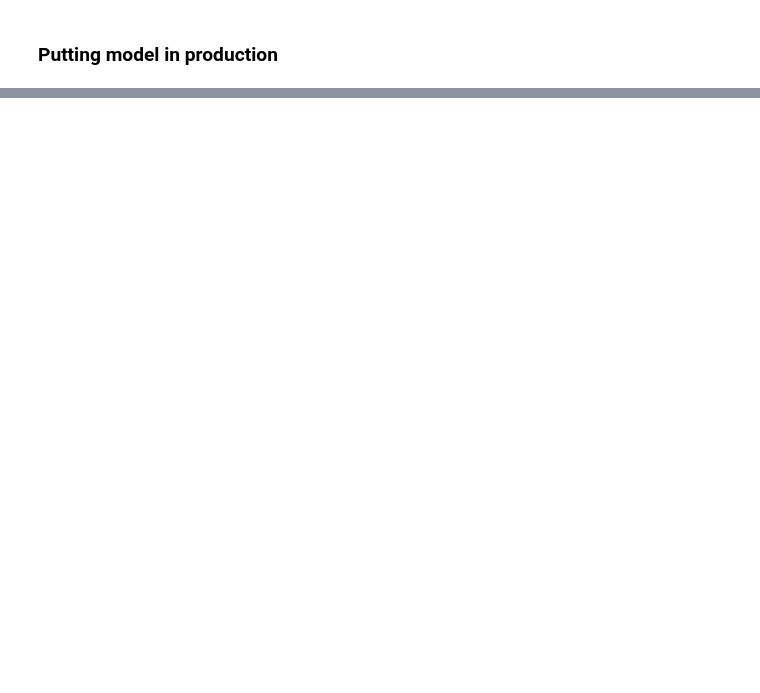
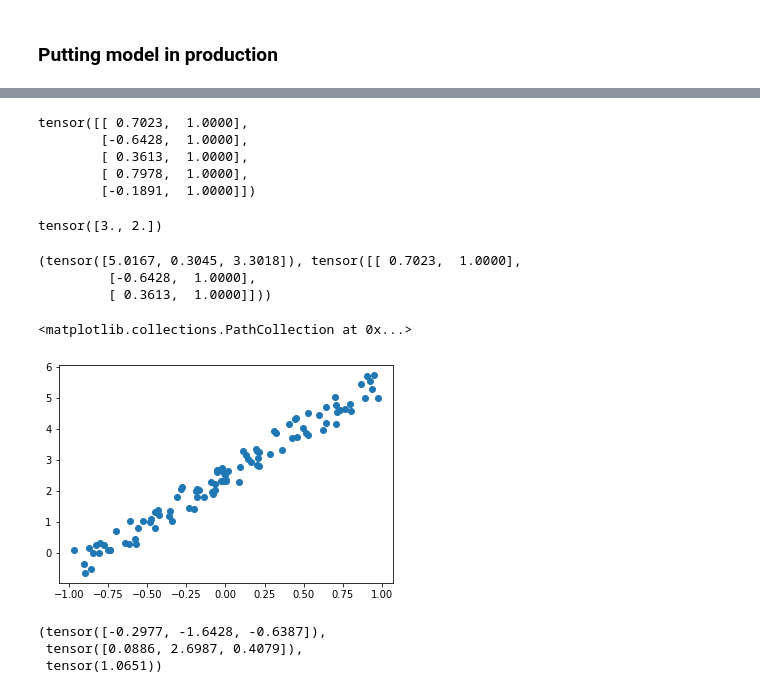
Before and after one commit to kvs1998/Practical-Deep-Learning-for-Coders-v3, a Jupyter notebook: lesson02.ipynb, the cells around one changed output, grey strips where cells are left out. Cells and saved outputs as stored; diff of their text form; code cells hidden in the pictures; blank space fills up the shorter version.

```diff
--- a/lesson02.ipynb
+++ b/lesson02.ipynb
@@ -241,0 +249,34 @@ HBox(children=(VBox(children=(Image(value=b'\xff\xd8\xff\xe0\x00\x10JFIF\x00\x01
+# %%
+n=100
+x = torch.ones(n,2) # (n rows, 2 columns)
+x[:,0].uniform_(-1,1) #Replaces tensor with random uniform distribution number between (-1,1)
+x[:5]
+# %% [output]
+tensor([[ 0.7023,  1.0000],
+        [-0.6428,  1.0000],
+        [ 0.3613,  1.0000],
+        [ 0.7978,  1.0000],
+        [-0.1891,  1.0000]])
+# %%
+a=tensor(3. ,2); a
+# %% [output]
+tensor([3., 2.])
+# %%
+y = x@a + torch.rand(n) #a is matrix multiplication
+# %%
+y[:3], x[:3,]
+# %% [output]
+(tensor([5.0167, 0.3045, 3.3018]), tensor([[ 0.7023,  1.0000],
+         [-0.6428,  1.0000],
+         [ 0.3613,  1.0000]]))
+# %%
+plt.scatter(x[:,0], y)
+# %% [output]
+<matplotlib.collections.PathCollection at 0x...>
+[figure, added]
+# %%
+x[:3,0] - x[:3, 1], (x[:3,0] - x[:3, 1])**2, ( (x[:3,0] - x[:3, 1])**2).mean()
+# %% [output]
+(tensor([-0.2977, -1.6428, -0.6387]),
+ tensor([0.0886, 2.6987, 0.4079]),
+ tensor(1.0651))
```
Also changed, not shown: parts of 15 cells of this notebook.
